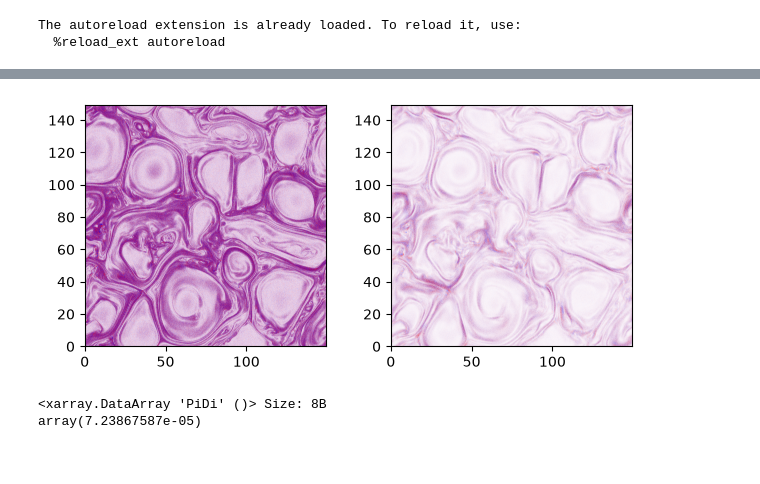
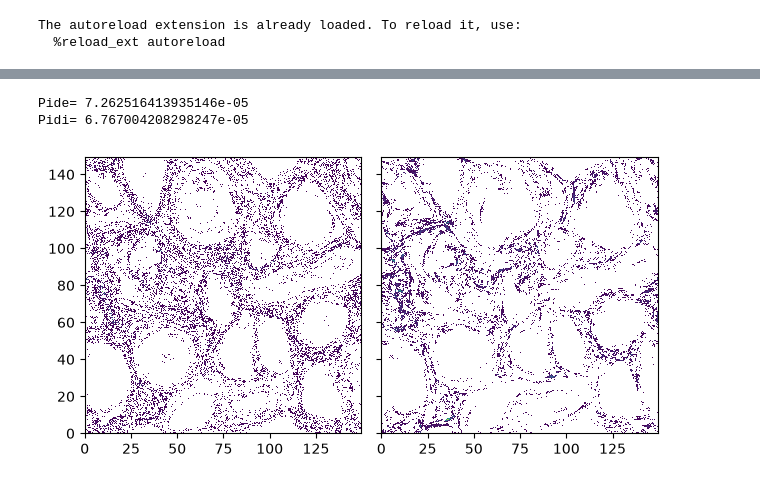
Before and after one commit to jgoodwill1/turbos, a Jupyter notebook: projects/scale_filter/nbs/PS.ipynb, the cells around one changed output, grey strips where cells are left out. Drawn from its saved outputs; the diff is of its cells as text; code cells hidden in the pictures.

Commit message:
scale filter PDF

```diff
--- a/projects/scale_filter/nbs/PS.ipynb
+++ b/projects/scale_filter/nbs/PS.ipynb
@@ -8,11 +8,12 @@ The autoreload extension is already loaded. To reload it, use:
 from turbos.sim.p3d.p3d_2 import P3D
 import matplotlib.pyplot as plt
 # %%
+
 run = P3D(
-    "/archive/tulasi/149p6_rs",
+    "/archive/tulasi/MEGARUNS_DATA_SUBSET/149p6",
     filenum="000",
 )
-
-ds = run.load_xarray(0, variables=['Pe', 'ue', 'Pi', 'ui'])
+#419
+ds = run.load_xarray(419, variables=['Pe', 'ue', 'Pi', 'ui', 'J'])
 print(ds)
 # %% [output]
@@ -37,27 +50,53 @@ Attributes:
+# %%
+from turbos.filter import kfilter
+ds['Pe'] = kfilter(ds['Pe'], 13)
+ds['ue'] = kfilter(ds['ue'], 13)
+ds['Pi'] = kfilter(ds['Pi'], 13)
+ds['ui'] = kfilter(ds['ui'], 13)
 # %%
 from turbos.pressure_strain import pressure_strain
 
 ds['PiDe'] = pressure_strain(ds['Pe'], ds['ue'])['PiD']
 
 ds['PiDi'] = pressure_strain(ds['Pi'], ds['ui'])['PiD']
+# %%
+import numpy as np
+
+print('Pide=', np.mean(ds['PiDe'].values))
+print('Pidi=', np.mean(ds['PiDi'].values))
+# %% [output]
+Pide= 7.262516413935146e-05
+Pidi= 6.767004208298247e-05
 # %%
-f, ax = plt.subplots(1,2)
-c0 = ax[0].imshow(ds['PiDe'], cmap = 'bwr', extent=[ds.x.values[0], ds.x.values[-1], ds.y.values[0], ds.y.values[-1]])
-c0.set_clim(-0.02, 0.02)
-ax[0].set_box_aspect(1)
+f, ax = plt.subplots(1,2, sharey= True)
 
-c1 = ax[1].imshow(ds['PiDi'], cmap = 'bwr', extent=[ds.x.values[0], ds.x.values[-1], ds.y.values[0], ds.y.values[-1]])
-c1.set_clim(-0.02, 0.02)
+thr1 = 1e-3
+thr2 = 5e-4
+
+cmap = plt.colormaps["viridis"].with_extremes(under="white", over="red")
+
+
+pide_thr = ds["PiDe"].where(
+    np.abs(ds["PiDe"]) > thr1
+)
+
+
+pidi_thr = ds["PiDi"].where(
+    np.abs(ds["PiDi"]) > thr2
+)
+
+xx = ds["x"].values
+c0 = ax[0].pcolormesh(xx, xx, pide_thr, cmap= cmap, vmin = thr1)
+# c0.set_clim(-0.005, 0.005)
+# ax[0].set_box_aspect(1)
+
+c1 = ax[1].pcolormesh(xx, xx, pidi_thr, cmap= cmap, vmin = thr2)
+# c1.set_clim(-0.005, 0.005)
 # f.colorbar(c1, ax=ax[1])
-ax[1].set_box_aspect(1)
-
+# ax[1].set_box_aspect(1)
+for a in ax:
+    a.set_aspect('equal')
 plt.tight_layout()
 plt.show()
 # %% [output]
-[figure, old version]
+[figure, new version]
-# %%
-import numpy as np
-np.mean(ds['PiDi'])
-# %% [output]
-<xarray.DataArray 'PiDi' ()> Size: 8B
-array(7.23867587e-05)
```
Also changed, not shown: parts of 2 cells of this notebook, 11 other files.
